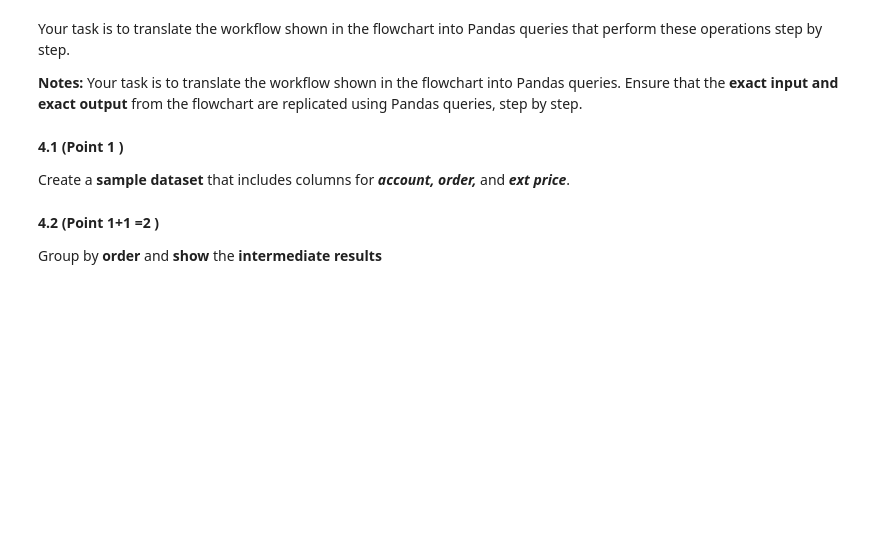
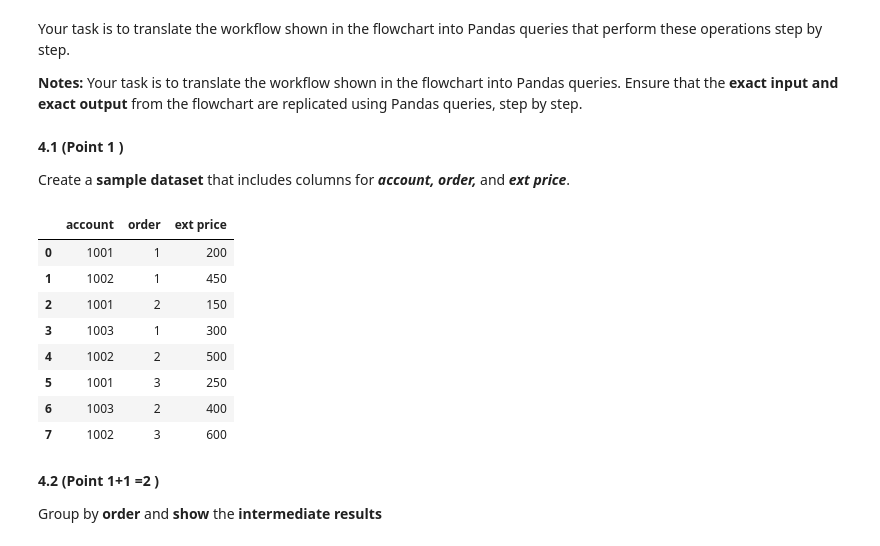
Before and after one commit to alem425/amorgCMSC320_Spring25_Git, a Jupyter notebook: HW1/CMSC320_HW1_Spring2025.ipynb, the cells around one changed output. Saved outputs shown, nothing was run; the diff lists cells and outputs as text; code cells hidden in the pictures; blank space fills up the shorter version.

```diff
--- a/HW1/CMSC320_HW1_Spring2025.ipynb
+++ b/HW1/CMSC320_HW1_Spring2025.ipynb
@@ -611,3 +621,26 @@ df
+# %%
+# Create the Sample dataset from above flowchart
+input_data = {
+   'account': [1001, 1002, 1001, 1003, 1002, 1001, 1003, 1002],
+   'order': [1, 1, 2, 1, 2, 3, 2, 3],
+   'ext price': [200, 450, 150, 300, 500, 250, 400, 600]
+}
+
+# Create DataFrame
+df = pd.DataFrame(input_data)
+
+# Display Dataframe (DONT REMOVE THE CODE)
+df
+# %% [output]
+|  | account | order | ext price |
+| 0 | 1001 | 1 | 200 |
+| 1 | 1002 | 1 | 450 |
+| 2 | 1001 | 2 | 150 |
+| 3 | 1003 | 1 | 300 |
+| 4 | 1002 | 2 | 500 |
+| 5 | 1001 | 3 | 250 |
+| 6 | 1003 | 2 | 400 |
+| 7 | 1002 | 3 | 600 |
 # %% [markdown]
 **4.2 (Point 1+1 =2 )**
 
```
Also changed, not shown: parts of 15 cells of this notebook, 3 other files.
